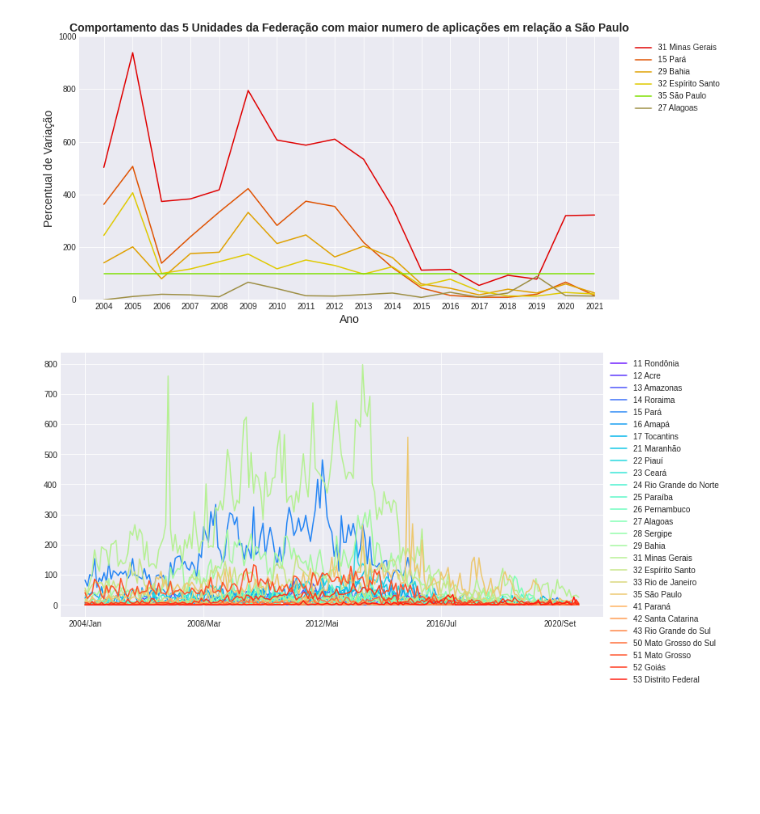
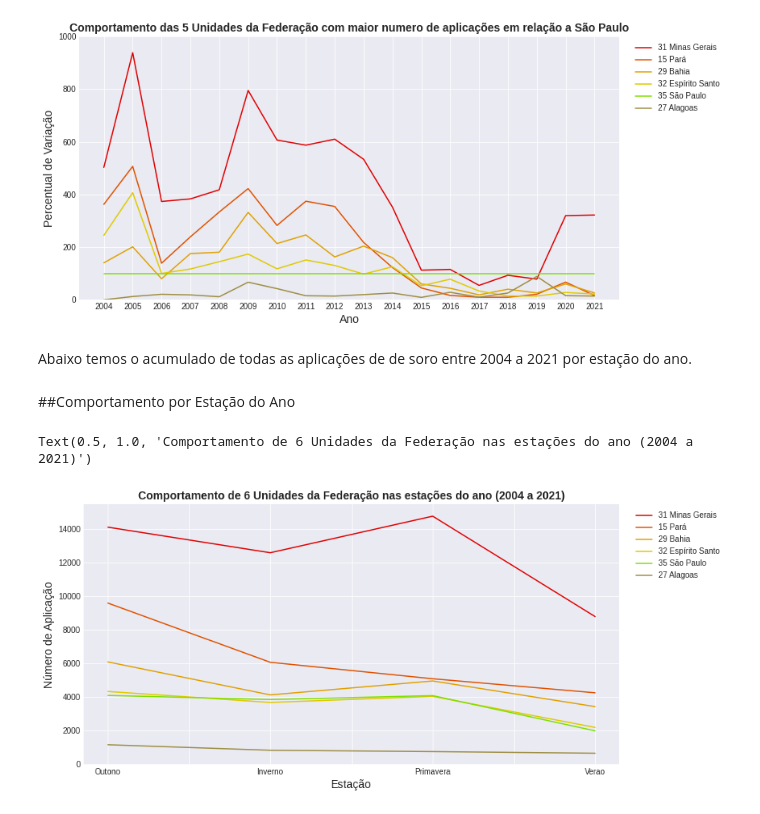
Before and after one commit to laugustovieira/Soro_Anti_Escorpionico, a Jupyter notebook: noteboocks/soro_anti_escorpionico.ipynb, the cells around one changed output. Cells and saved outputs as stored; diff of their text form; code cells hidden in the pictures; blank space fills up the shorter version.

```diff
--- a/noteboocks/soro_anti_escorpionico.ipynb
+++ b/noteboocks/soro_anti_escorpionico.ipynb
@@ -45,6 +47,7 @@ colunas_usaveis.remove("2002")
 colunas_usaveis.remove("2003")
 
 dados_regiao_usaveis_ano =  dados_regiao[colunas_usaveis].T
+dados_regiao_usaveis_estacao =  dados_regiao[colunas_usaveis].T
 
 colunas_usaveis.remove(" Total")
 
@@ -61,9 +64,21 @@ dados_regiao_usaveis.head()
 | 15 Pará | 82 | 62 | 100 | 95 | 153 | 58 | 89 | 78 | 107 | ... |
 5 rows × 209 columns
 # %%
+#incluindo coluna ano para realizar analise por ano
 Anos= {'2004': '2004', '2005': '2005', '2006': '2006', '2007': '2007', '2008': '2008', '2009': '2009', '2010': '2010', '2011': '2011'
 , '2012': '2012', '2013': '2013', '2014': '2014', '2015': '2015', '2016': '2016', '2017': '2017', '2018': '2018'
 , '2019': '2019', '2020': '2020', '2021': '2021', 'Unid': 'Estado',' Tot': 'Total'}
 anos_meses = dados_regiao_usaveis_ano.index
 dados_regiao_usaveis_ano["Ano"] = list(map(lambda estado: Anos[estado[0:4]] , anos_meses))
 dados_regiao_usaveis_ano = dados_regiao_usaveis_ano.set_index("Ano")
+
+#incluindo coluna estação para realizar analises por estações
+estacoes= {'Abr': 'Outono','Mai': 'Outono','Jun': 'Outono',
+           'Jul': 'Inverno','Ago': 'Inverno','Set': 'Inverno',
+           'Out': 'Primavera','Nov': 'Primavera','Dez': 'Primavera',
+           'Jan': 'Verao','Fev': 'Verao','Mar': 'Outono',
+           'de d': 'Estacao','l': 'Total', 'an': 'Ano'}
+estacoes_meses = dados_regiao_usaveis_estacao.index
+dados_regiao_usaveis_estacao["Estacao"] = list(map(lambda estacao: estacoes[estacao[5:9]] , estacoes_meses))
+dados_regiao_usaveis_estacao["Estacao"] = dados_regiao_usaveis_estacao["Estacao"].astype(str)
+#dados_regiao_usaveis_estacao = dados_regiao_usaveis_estacao.set_index("Estacao")
@@ -84,6 +136,14 @@ dados_regiao_ano_ordenado_agrupado["Total"] = dados_regiao_ano_ordenado_agrupado
 dados_regiao_ano_ordenado_agrupado = dados_regiao_ano_ordenado_agrupado.nlargest(27,"Total")
 dados_regiao_ano_ordenado_agrupado = dados_regiao_ano_ordenado_agrupado.drop("Total",axis=1)
 dados_regiao_ano_ordenado_agrupado = dados_regiao_ano_ordenado_agrupado.set_index("Estado")
+
+dados_regiao_estacao_ordenado_agrupado = dados_regiao_usaveis_estacao.groupby("Estacao").sum()
+dados_regiao_estacao_ordenado_agrupado = dados_regiao_estacao_ordenado_agrupado.T[["Outono", "Inverno", "Primavera", "Verao", "Total","Estacao"]]
+#dados_regiao_estacao_ordenado_agrupado = dados_regiao_usaveis_estacao.T
+dados_regiao_estacao_ordenado_agrupado["Total"] = dados_regiao_estacao_ordenado_agrupado["Total"].astype(int)
+dados_regiao_estacao_ordenado_agrupado = dados_regiao_estacao_ordenado_agrupado.nlargest(27,"Total")
+dados_regiao_estacao_ordenado_agrupado = dados_regiao_estacao_ordenado_agrupado.drop("Total",axis=1)
+dados_regiao_estacao_ordenado_agrupado = dados_regiao_estacao_ordenado_agrupado.set_index("Estacao")
 # %% [markdown]
 # Análise Exploratória
 # %% [markdown]
@@ -269,9 +329,26 @@ plt.ylim(0,1000)
 plt.show()
 # %% [output]
 [figure]
-# %%
-ax =dados_regiao_usaveis.T.plot(figsize=(12,6))
-plt.legend(bbox_to_anchor=(1,1))
-sns.set_palette(sns.color_palette("icefire", 27))
-# %% [output]
-[figure, removed]
+# %% [markdown]
+Abaixo temos o acumulado de todas as aplicações de de soro entre 2004 a 2021 por estação do ano.
+# %% [markdown]
+##Comportamento por Estação do Ano
+# %%
+#selecionando os registros
+cinco_primeiros = dados_regiao_estacao_ordenado_agrupado.index.to_list()[0:5]
+cinco_primeiros.insert(6,"27 Alagoas")
+dados_regiao_cinco_primeiros = dados_regiao_estacao_ordenado_agrupado.loc[cinco_primeiros]
+
+
+#plotando o gráfico
+dados_regiao_cinco_primeiros.T.plot(figsize=(12,6), color=colors2, kind='line')
+
+
+#definindo os labels dos eixos e título
+plt.legend(bbox_to_anchor=(1.2,1))
+plt.ylabel('Número de Aplicação', fontsize=14)
+plt.xlabel('Estação', fontsize=14)
+plt.title('Comportamento de 6 Unidades da Federação nas estações do ano (2004 a 2021)', fontsize = 14, fontweight = 'bold')
+# %% [output]
+Text(0.5, 1.0, 'Comportamento de 6 Unidades da Federação nas estações do ano (2004 a 2021)')
+[figure, added]
```
Also changed, not shown: parts of 14 cells of this notebook.
